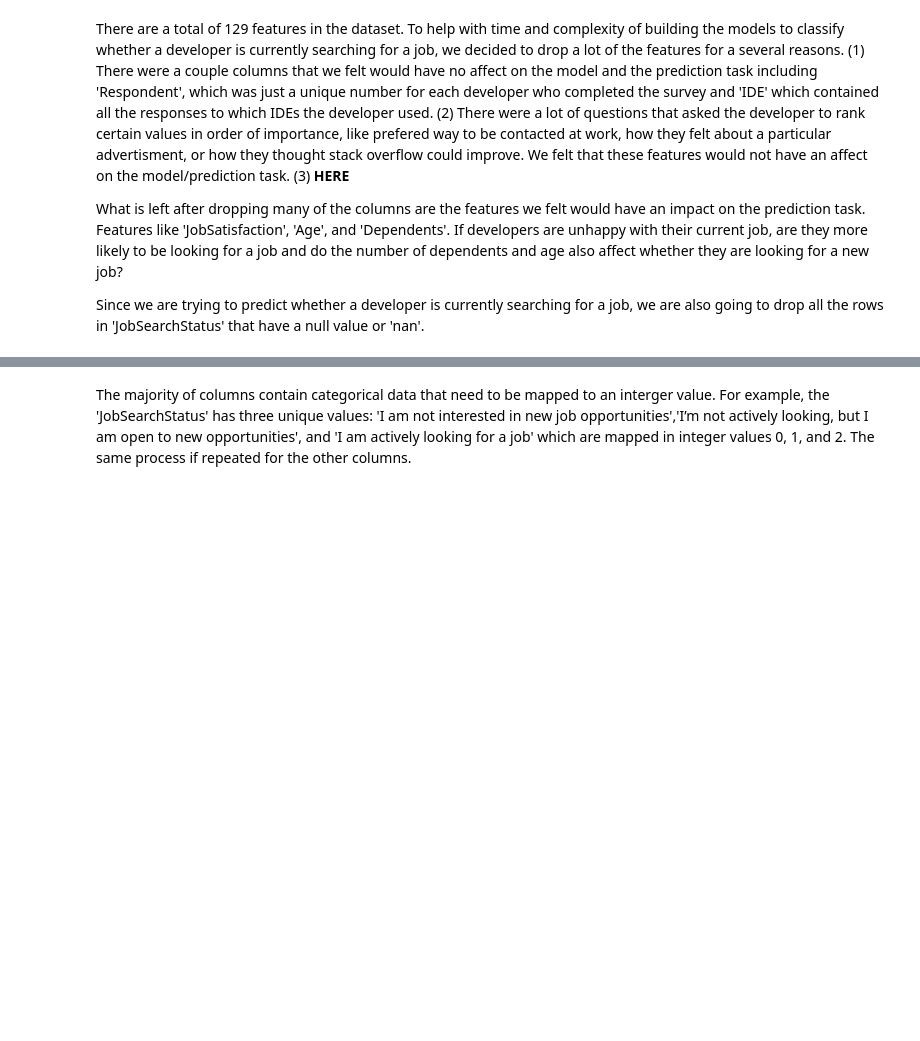
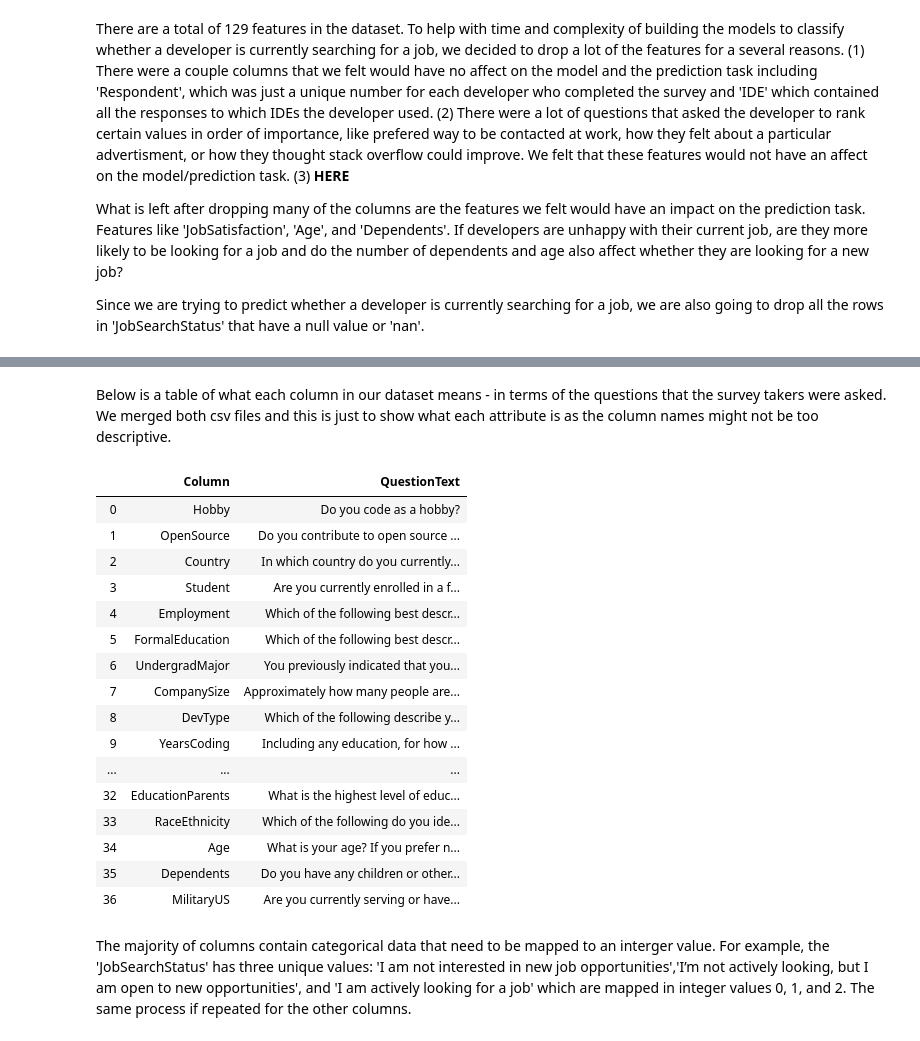
Before and after one commit to arelyalc/machineLearningLabs, a Jupyter notebook: Lab5.ipynb, the cells around one changed output, grey strips where cells are left out. Cells and saved outputs as stored; diff of their text form; code cells hidden in the pictures; blank space fills up the shorter version.

```diff
--- a/Lab5.ipynb
+++ b/Lab5.ipynb
@@ -94,3 +93,30 @@ None
+# %% [markdown]
+Below is a table of what each column in our dataset means - in terms of the questions that the survey takers were asked. We merged both csv files and this is just to show what each attribute is as the column names might not be too descriptive.
+# %%
+data_des = pd.DataFrame()
+data_des['Column'] = survey.columns
+survey_schema = pd.read_csv('stack-overflow-survey/survey_results_schema.csv')
+data_des = pd.merge(data_des, survey_schema, on=['Column'], how="inner", indicator=False)
+pd.options.display.max_colwidth = 150
+data_des
+# %% [output]
+|  | Column | QuestionText |
+| 0 | Hobby | Do you code as a hobby? |
+| 1 | OpenSource | Do you contribute to open source ... |
+| 2 | Country | In which country do you currently... |
+| 3 | Student | Are you currently enrolled in a f... |
+| 4 | Employment | Which of the following best descr... |
+| 5 | FormalEducation | Which of the following best descr... |
+| 6 | UndergradMajor | You previously indicated that you... |
+| 7 | CompanySize | Approximately how many people are... |
+| 8 | DevType | Which of the following describe y... |
+| 9 | YearsCoding | Including any education, for how ... |
+| ... | ... | ... |
+| 32 | EducationParents | What is the highest level of educ... |
+| 33 | RaceEthnicity | Which of the following do you ide... |
+| 34 | Age | What is your age? If you prefer n... |
+| 35 | Dependents | Do you have any children or other... |
+| 36 | MilitaryUS | Are you currently serving or have... |
 # %% [markdown]
 The majority of columns contain categorical data that need to be mapped to an interger value. For example, the 'JobSearchStatus' has three unique values: 'I am not interested in new job opportunities','I’m not actively looking, but I am open to new opportunities', and 'I am actively looking for a job' which are mapped in integer values 0, 1, and 2. The same process if repeated for the other columns.
 # %%
```
Also changed, not shown: parts of 13 cells of this notebook.
